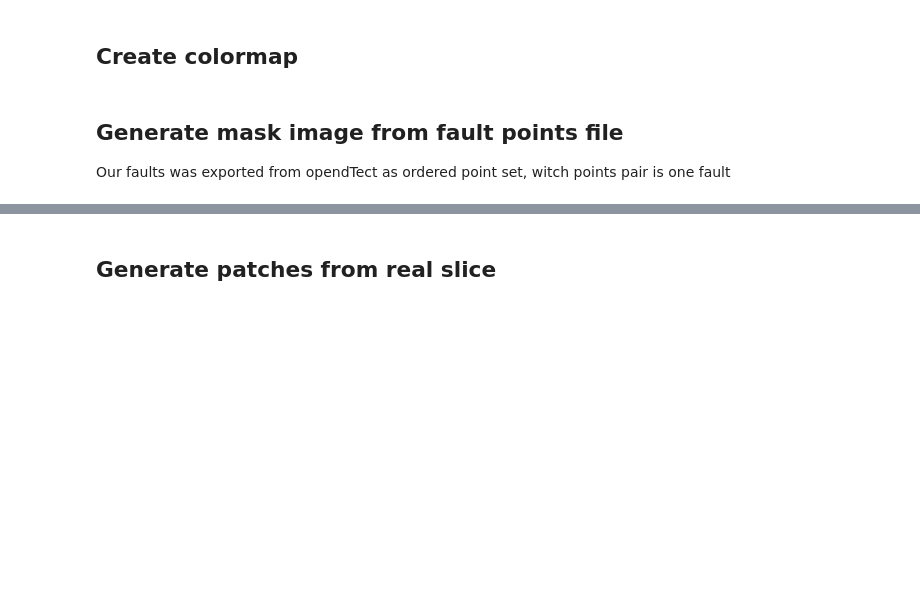
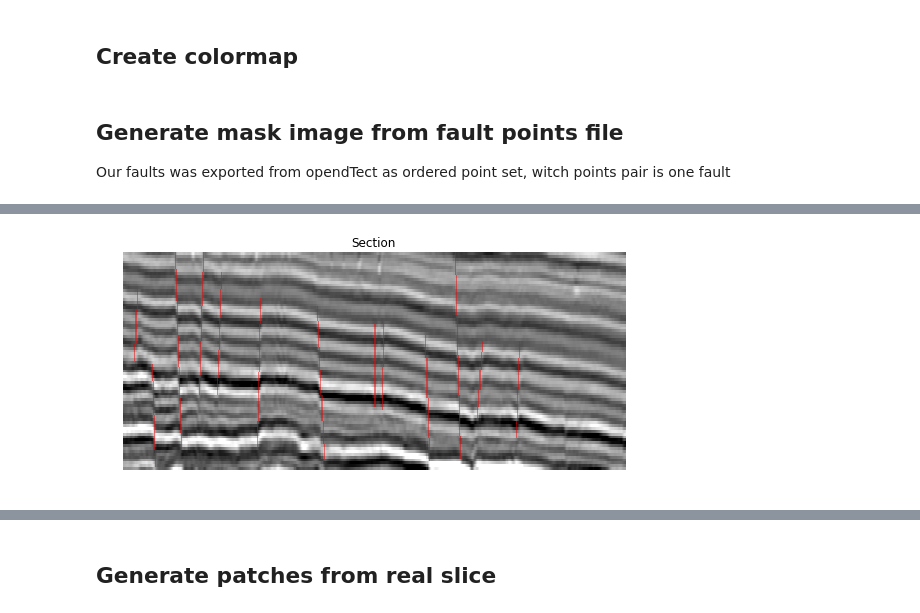
Before and after one commit to augustoicaro/SFD-CNN-TL, a Jupyter notebook: TrainAndSave.ipynb, the cells around one changed output, grey strips where cells are left out. Saved outputs shown, nothing was run; the diff lists cells and outputs as text; code cells hidden in the pictures; blank space fills up the shorter version.

Commit message:
Update masks and notebooks with all changes made to final version the paper

```diff
--- a/TrainAndSave.ipynb
+++ b/TrainAndSave.ipynb
@@ -89,4 +95,6 @@ def myNormalization(data):
     min_val = np.min(data)
 
     return  2 * (data[:,:] - min_val) / (max_val - min_val) - 1
+# %%
+sections = []
 # %%
@@ -187,8 +201,8 @@ mask_data = np.genfromtxt(mask_file, delimiter='\t')
 lines_pair_points = []
 
 for i in range(0,mask_data.shape[0]):
-    lines_pair_points.append((mask_data[i,1]-min_inl)/step_inl)
-    lines_pair_points.append(int((mask_data[i,3]-min_z)/step_z))
+    lines_pair_points.append((mask_data[i,6]-min_inl)/step_inl)
+    lines_pair_points.append(int((mask_data[i,2]-min_z)/step_z))
 
 im = Image.new('L', (section.shape[1], section.shape[0]), 0)
 
@@ -204,7 +218,9 @@ mask_img = np.fliplr(mask_img)
 plt.figure(figsize=(9,4))
 plt.title('Section')
 plt.axis('off')
-plt.imshow(section, cmap="gray", aspect='auto')
+plt.imshow(sections[1], cmap="gray", aspect='auto')
 plt.imshow(mask_img, cmap="faults", aspect='auto')
 plt.imsave('mask.png', mask_img, cmap="gray")
+
+mask_img_2800 = mask_img
 # %% [output]
@@ -213,3 +227,4 @@ plt.imsave('mask.png', mask_img, cmap="gray")
+[figure, added]
 # %%
 # Load Haibin mask
 haibin_mask = cv2.imread("gsb_crl2800_haibin_mask.png")
```
Also changed, not shown: parts of 25 cells of this notebook, 13 other files.
